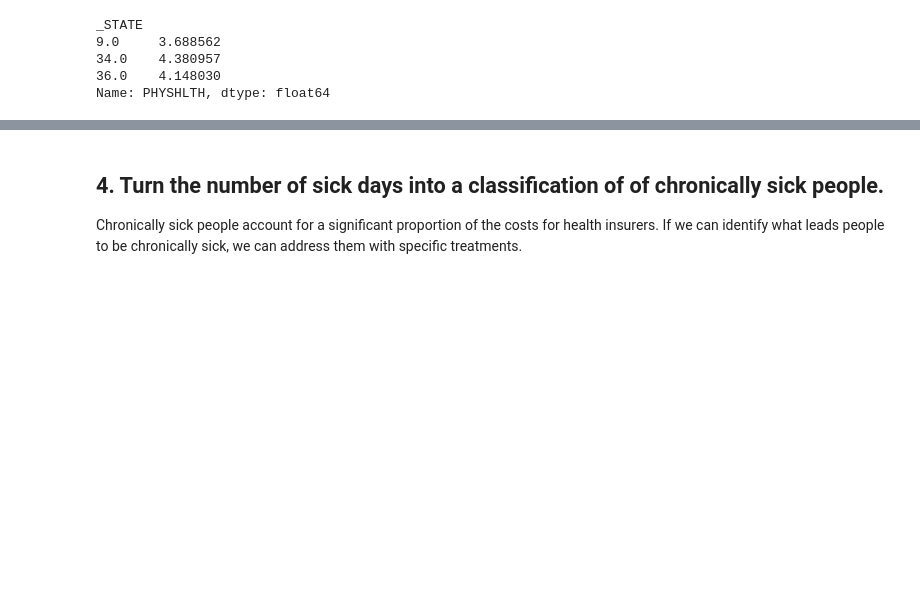
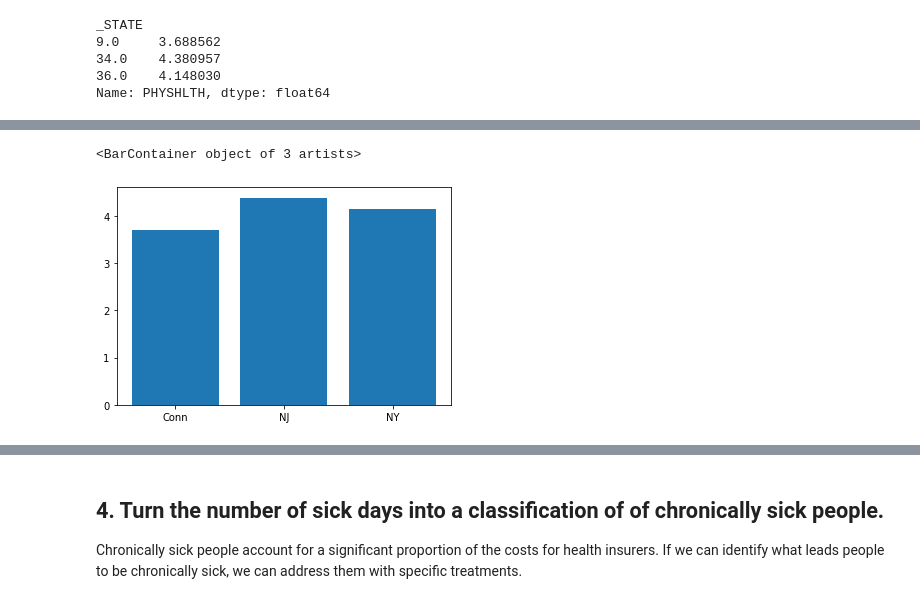
Before and after one commit to CamLadd/Stats_case_study, a Jupyter notebook: Statistical_Tests_Applied.ipynb, the cells around one changed output, grey strips where cells are left out. Drawn from its saved outputs; the diff is of its cells as text; code cells hidden in the pictures; blank space fills up the shorter version.

```diff
--- a/Statistical_Tests_Applied.ipynb
+++ b/Statistical_Tests_Applied.ipynb
@@ -168,0 +176,11 @@ Name: PHYSHLTH, dtype: float64
+# %%
+# code to graph tho,se averages using matplotlib
+states = ['Conn', 'NJ', 'NY']
+means = df.groupby('_STATE').mean()['PHYSHLTH'].values
+
+
+fig, ax = plt.subplots()
+ax.bar(states, means)
+# %% [output]
+<BarContainer object of 3 artists>
+[figure, added]
```
Also changed, not shown: parts of 33 cells of this notebook.
